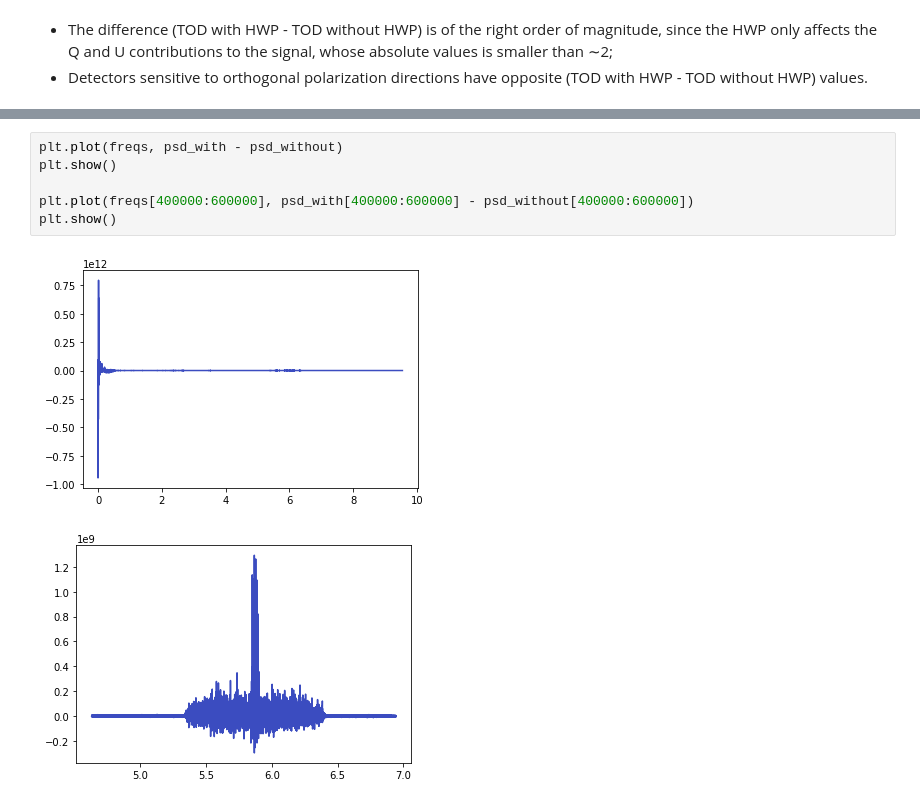
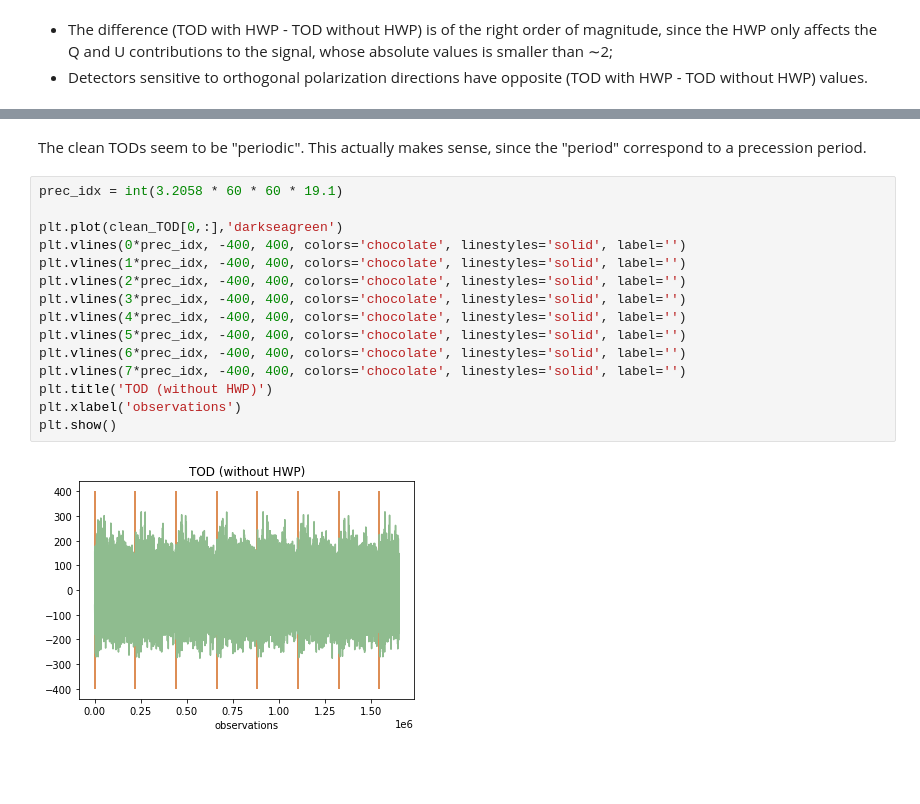
Before and after one commit to martamonelli/beamconv_tidy, a Jupyter notebook: beamconv/demo.ipynb, the cells around one changed output, grey strips where cells are left out. Drawn from its saved outputs; the diff is of its cells as text; blank space fills up the shorter version.

```diff
--- a/beamconv/demo.ipynb
+++ b/beamconv/demo.ipynb
@@ -382,9 +343,19 @@ plt.show(fig)
-# %%
-plt.plot(freqs, psd_with - psd_without)
-plt.show()
-
-plt.plot(freqs[400000:600000], psd_with[400000:600000] - psd_without[400000:600000])
-plt.show()
-# %% [output]
-[figure, removed]
-[figure, removed]
+# %% [markdown]
+The clean TODs seem to be "periodic". This actually makes sense, since the "period" correspond to a precession period.
+# %%
+prec_idx = int(3.2058 * 60 * 60 * 19.1)
+
+plt.plot(clean_TOD[0,:],'darkseagreen')
+plt.vlines(0*prec_idx, -400, 400, colors='chocolate', linestyles='solid', label='')
+plt.vlines(1*prec_idx, -400, 400, colors='chocolate', linestyles='solid', label='')
+plt.vlines(2*prec_idx, -400, 400, colors='chocolate', linestyles='solid', label='')
+plt.vlines(3*prec_idx, -400, 400, colors='chocolate', linestyles='solid', label='')
+plt.vlines(4*prec_idx, -400, 400, colors='chocolate', linestyles='solid', label='')
+plt.vlines(5*prec_idx, -400, 400, colors='chocolate', linestyles='solid', label='')
+plt.vlines(6*prec_idx, -400, 400, colors='chocolate', linestyles='solid', label='')
+plt.vlines(7*prec_idx, -400, 400, colors='chocolate', linestyles='solid', label='')
+plt.title('TOD (without HWP)')
+plt.xlabel('observations')
+plt.show()
+# %% [output]
+[figure, added]
```
Also changed, not shown: parts of 24 cells of this notebook.
